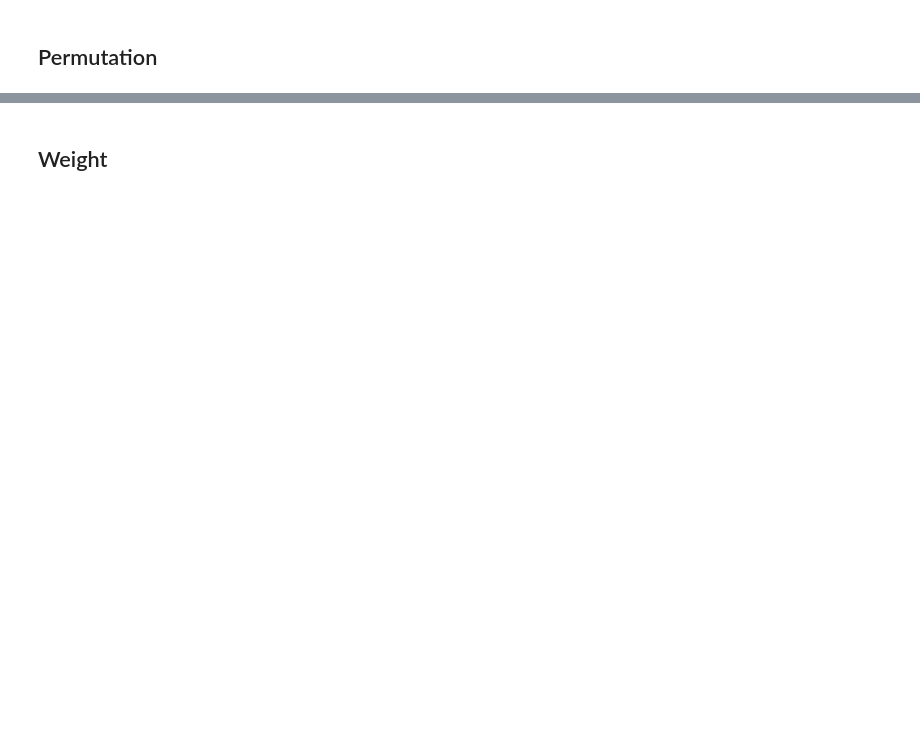
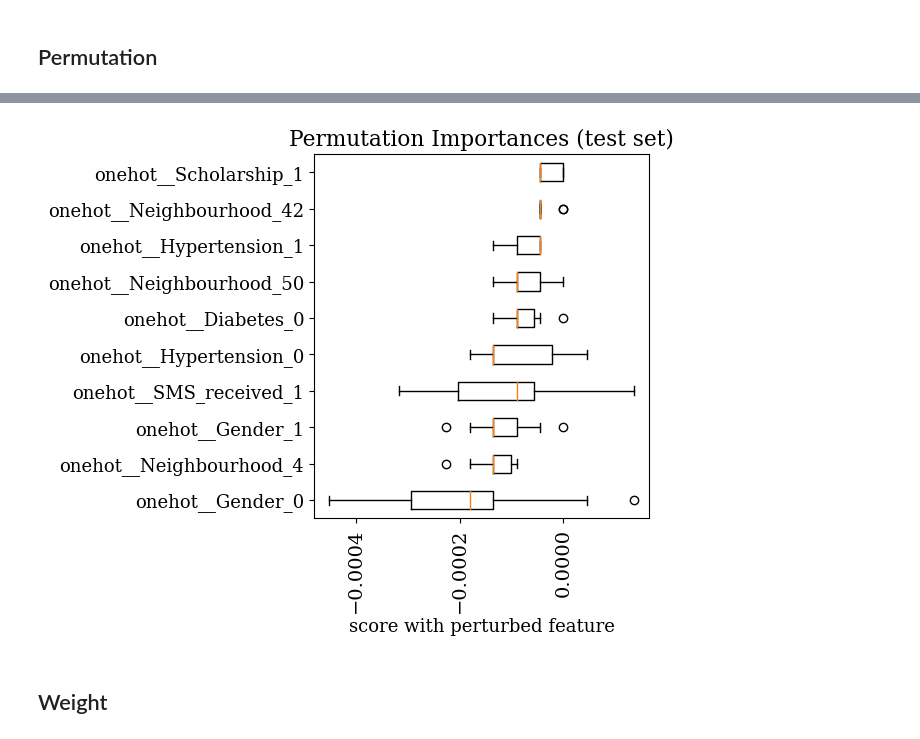
Before and after one commit to f18bc/data1030project, a Jupyter notebook: src/Final Project.ipynb, the cells around one changed output, grey strips where cells are left out. Drawn from its saved outputs; the diff is of its cells as text; code cells hidden in the pictures; blank space fills up the shorter version.

```diff
--- a/src/Final Project.ipynb
+++ b/src/Final Project.ipynb
@@ -1570,3 +1596,20 @@ plt.show()
+# %%
+import matplotlib.pylab as plt
+ftr_names = preprocessor.get_feature_names_out()
+test_score = np.sqrt(mean_squared_error(y_test,y_test_pred))
+
+sorted_indcs = np.argsort(np.mean(importance_scores,axis=1))
+plt.rcParams.update({'font.size': 13})
+plt.figure(figsize=(6.4,4.8))
+plt.boxplot(importance_scores[sorted_indcs[0:10]].T,labels=ftr_names[sorted_indcs[0:10]],vert=False)
+# plt.axvline(test_score,label='test score')
+plt.title("Permutation Importances (test set)")
+plt.xlabel('score with perturbed feature')
+plt.tight_layout()
+plt.xticks(fontsize=14, rotation=90)
+plt.show()
+# %% [output]
+[figure, added]
 # %% [markdown]
 ## Weight
 # %%
```
Also changed, not shown: parts of 53 cells of this notebook.
